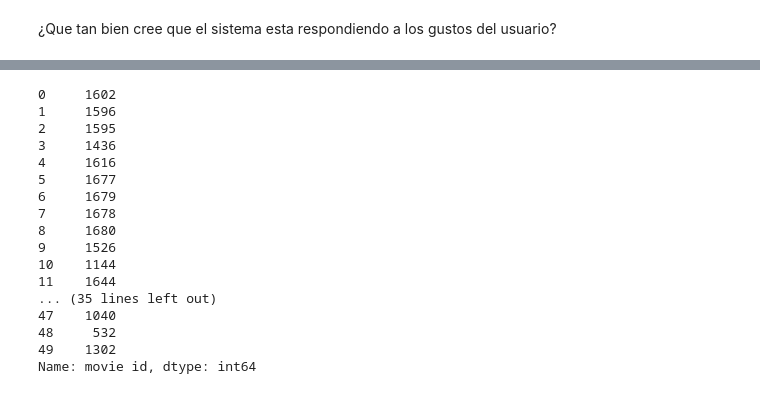
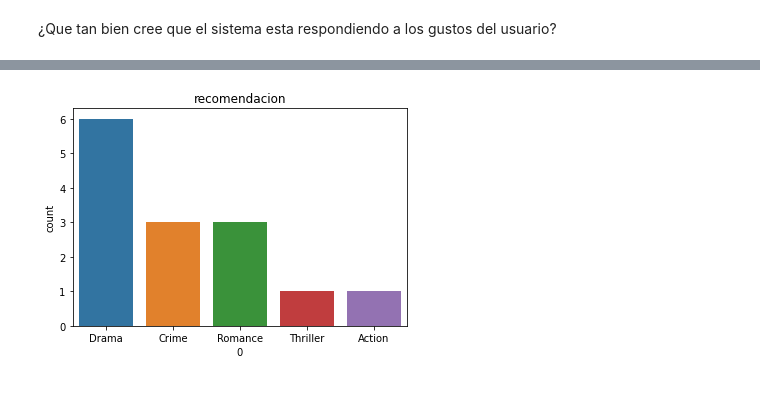
Before and after one commit to CristianMorenoMo/sistemas_recomendacion, a Jupyter notebook: taller_1.ipynb, the cells around one changed output, grey strips where cells are left out. Saved outputs shown, nothing was run; the diff lists cells and outputs as text; code cells hidden in the pictures.

```diff
--- a/taller_1.ipynb
+++ b/taller_1.ipynb
@@ -440,7 +440,7 @@ items_melt = pd.melt(items[['movie id','unknown', 'Action', 'Adventure', 'Animat
        'Horror', 'Musical', 'Mystery', 'Romance', 'Sci-Fi', 'Thriller', 'War',
        'Western']], id_vars='movie id', var_name='genero')
 items_melt = items_melt[items_melt.value==1]
-items_melt = items_melt.groupby(['movie id']).agg({'genero': lambda x: ' -'.join(x)}).reset_index()
+items_melt = items_melt.groupby(['movie id']).agg({'genero': lambda x: '|'.join(x)}).reset_index()
 items_melt = items_melt.merge(items[['movie title']],on='movie id', how ='inner')
 # %%
 reader = Reader( rating_scale = ( 1, 5 ) )
@@ -542,20 +518,13 @@ items_tail[(items_tail['movie id'].isin(user_predictions_944.head(10)['movie id'
-# %%
-user_predictions_945.head(50)['movie id']
-# %% [output]
-0     1602
-1     1596
-2     1595
-3     1436
-4     1616
-5     1677
-6     1679
-7     1678
-8     1680
-9     1526
-10    1144
-11    1644
-... (35 lines left out)
-47    1040
-48     532
-49    1302
-Name: movie id, dtype: int64
+# %%
+A =user_predictions_120.merge(items_melt,on='movie id',how='inner').head(10)['genero'].apply(lambda x: x.split('|'))
+def list_x(A):
+    f = pd.DataFrame()
+    for j in range(len(A)):
+         f = f.append(pd.DataFrame([i for i in A[j]]))
+    return f
+
+sns.countplot(list_x(A).iloc[:,0])
+plt.title('recomendacion')
+plt.show()
+# %% [output]
+[figure, added]
```
Also changed, not shown: parts of 17 cells of this notebook, 1 other file.
